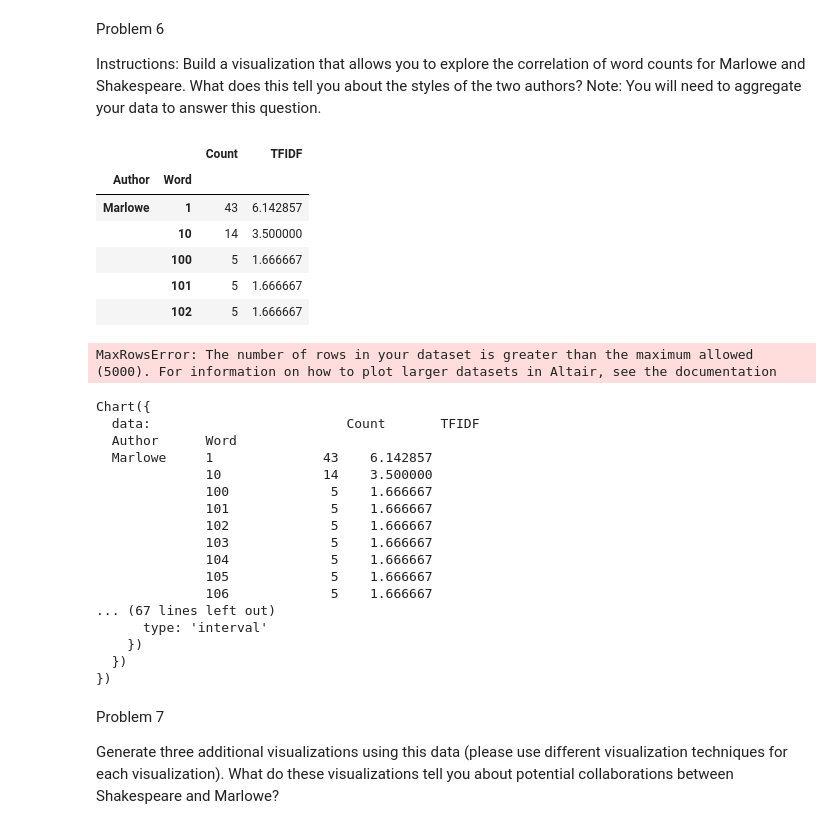
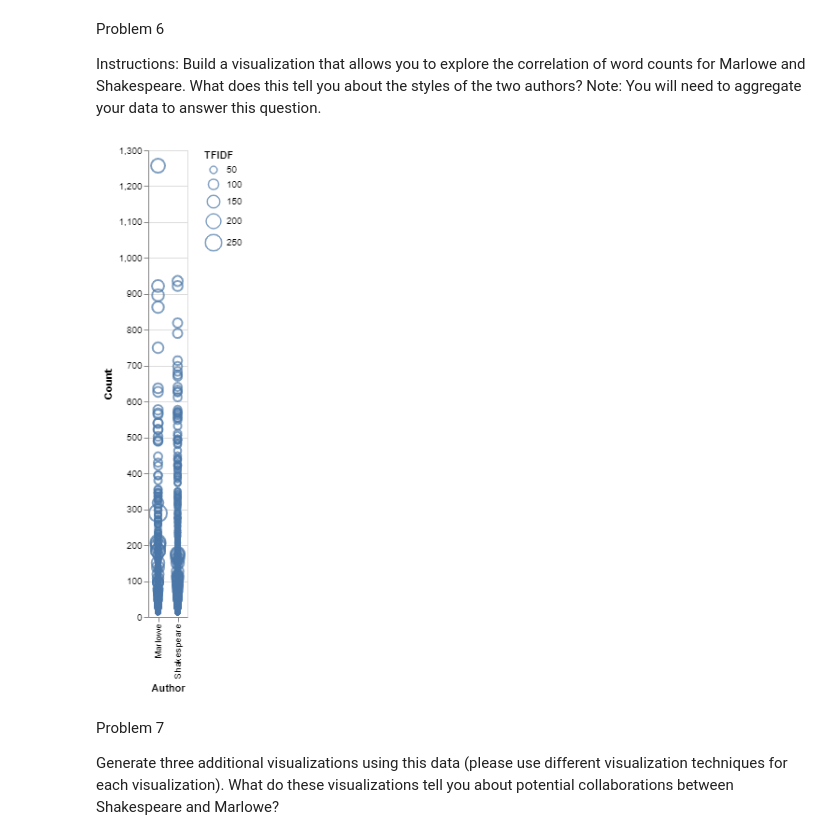
Before and after one commit to INFO3401/problem-set-11-lubo4991, a Jupyter notebook: Problem set 11 code.ipynb, the cells around one changed output. Saved outputs shown, nothing was run; the diff lists cells and outputs as text; code cells hidden in the pictures.

```diff
--- a/Problem set 11 code.ipynb
+++ b/Problem set 11 code.ipynb
@@ -43,41 +45,17 @@ df_raw.head()
 Problem 6
 
 Instructions: Build a visualization that allows you to explore the correlation of word counts for Marlowe and Shakespeare. What does this tell you about the styles of the two authors? Note: You will need to aggregate your data to answer this question.
-# %%
-df_aggr = df_raw.groupby(['Author', 'Word']).sum()
-df_aggr.head()
-# %% [output]
-|  |  | Count | TFIDF |
-| Author | Word |  |  |
-| Marlowe | 1 | 43 | 6.142857 |
-|  | 10 | 14 | 3.500000 |
-|  | 100 | 5 | 1.666667 |
-|  | 101 | 5 | 1.666667 |
-|  | 102 | 5 | 1.666667 |
-# %%
-alt.Chart(df_aggr).mark_bar().encode(
-    x='Author',
-    y='Word'
-).interactive()
-# %% [output]
-MaxRowsError: The number of rows in your dataset is greater than the maximum allowed (5000). For information on how to plot larger datasets in Altair, see the documentation
-Chart({
-  data:                         Count       TFIDF
-  Author      Word
-  Marlowe     1              43    6.142857
-              10             14    3.500000
-              100             5    1.666667
-              101             5    1.666667
-              102             5    1.666667
-              103             5    1.666667
-              104             5    1.666667
-              105             5    1.666667
-              106             5    1.666667
-... (67 lines left out)
-      type: 'interval'
-    })
-  })
-})
+# %%
+df_aggr = df_raw.sort_values(['Count'], ascending=[False])
+df_shortened=df_aggr.head(5000).reset_index()
+alt.Chart(df_shortened, height = 500, width = ).mark_point().encode(
+    x='Author',
+    y='Count',
+    size='TFIDF'
+
+).interactive()
+# %% [output]
+[figure, added]
 # %% [markdown]
 Problem 7
 
```
Also changed, not shown: parts of 9 cells of this notebook.
